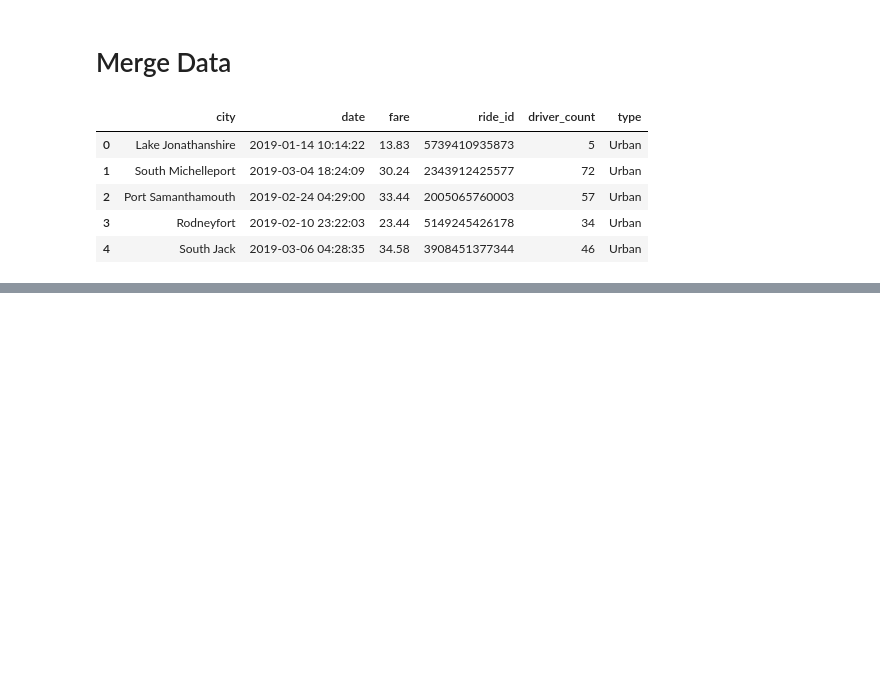
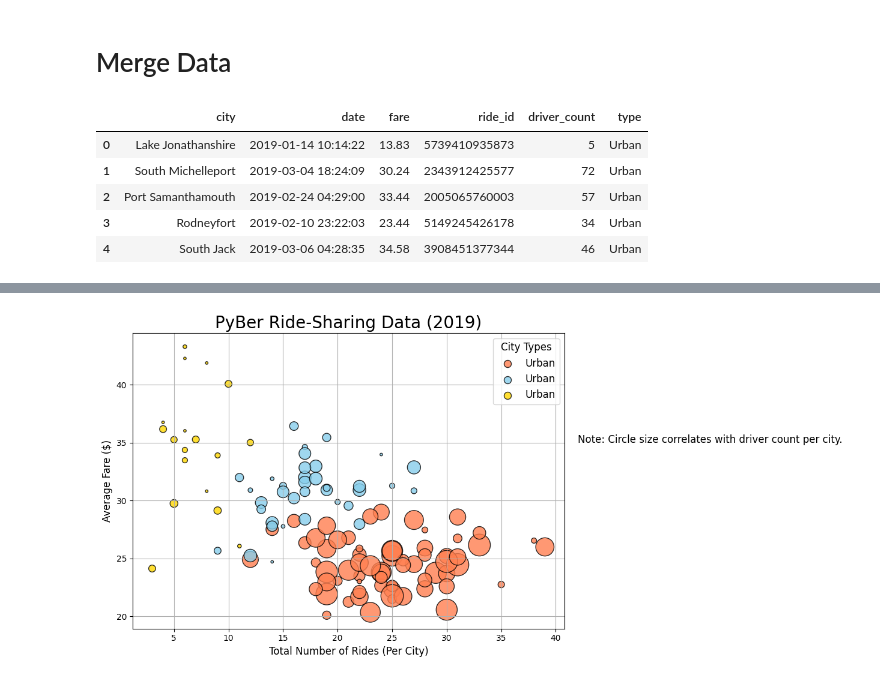
Before and after one commit to MaxDorris/PyBer-Analysis, a Jupyter notebook: PyBer.ipynb, the cells around one changed output, grey strips where cells are left out. Cells and saved outputs as stored; diff of their text form; code cells hidden in the pictures; blank space fills up the shorter version.

Commit message:
Commiting first Ride Share Scatter plot and notebook code

```diff
--- a/PyBer.ipynb
+++ b/PyBer.ipynb
@@ -112,0 +129,7 @@ merged_df.head()
+# %%
+# get ride counts of each city by type
+
+urban_ride_count = urban_df.groupby(['city']).count()['ride_id']
+suburban_ride_count = suburban_df.groupby(["city"]).count()["ride_id"]
+rural_ride_count = rural_df.groupby(["city"]).count()["ride_id"]
+urban_ride_count.head()
@@ -112,0 +144,7 @@ merged_df.head()
+# %%
+# get average ride fare for each city by type
+
+urban_fare_avg = urban_df.groupby(['city']).mean(numeric_only=True)['fare']
+suburban_fare_avg = suburban_df.groupby(['city']).mean(numeric_only=True)['fare']
+rural_fare_avg = rural_df.groupby(['city']).mean(numeric_only=True)['fare']
+urban_fare_avg.head()
@@ -112,0 +159,5 @@ merged_df.head()
+# %%
+urban_driver_count = urban_df.groupby(['city']).mean(numeric_only=True)['driver_count']
+suburban_driver_count = suburban_df.groupby(['city']).mean(numeric_only=True)['driver_count']
+rural_driver_count = rural_df.groupby(['city']).mean(numeric_only=True)['driver_count']
+urban_driver_count.head()
@@ -112,0 +172,47 @@ merged_df.head()
+# %%
+fig, ax = plt.subplots(figsize=(8,6))
+
+ax.scatter(urban_ride_count,
+           urban_fare_avg,
+           s=10*urban_driver_count,
+           c="coral",
+           edgecolor="black",
+           linewidths=1,
+           alpha=0.8,
+           label="Urban")
+ax.scatter(suburban_ride_count,
+           suburban_fare_avg,
+           s=10*suburban_driver_count,
+           c="skyblue",
+           edgecolor="black",
+           linewidths=1,
+           alpha=0.8,
+           label="Urban")
+ax.scatter(rural_ride_count,
+           rural_fare_avg,
+           s=10*rural_driver_count,
+           c="gold",
+           edgecolor="black",
+           linewidths=1,
+           alpha=0.8,
+           label="Urban")
+ax.set_title("PyBer Ride-Sharing Data (2019)", fontsize=20)
+ax.set_ylabel("Average Fare ($)", fontsize=12)
+ax.set_xlabel("Total Number of Rides (Per City)", fontsize=12)
+ax.grid(True)
+# Add the legend.
+lgnd = ax.legend(fontsize="12", mode="Expanded",
+         scatterpoints=1, loc="best", title="City Types")
+lgnd.legendHandles[0]._sizes = [75]
+lgnd.legendHandles[1]._sizes = [75]
+lgnd.legendHandles[2]._sizes = [75]
+lgnd.get_title().set_fontsize(12)
+fig.tight_layout()
+
+# Incorporate a text label about circle size.
+ax.text(42, 35, "Note: Circle size correlates with driver count per city.", fontsize="12")
+
+#save to image file
+fig.savefig("analysis/2019 Ride Share Scatter.png")
+# %% [output]
+[figure, added]
```
Also changed, not shown: parts of 5 cells of this notebook, 1 other file.
